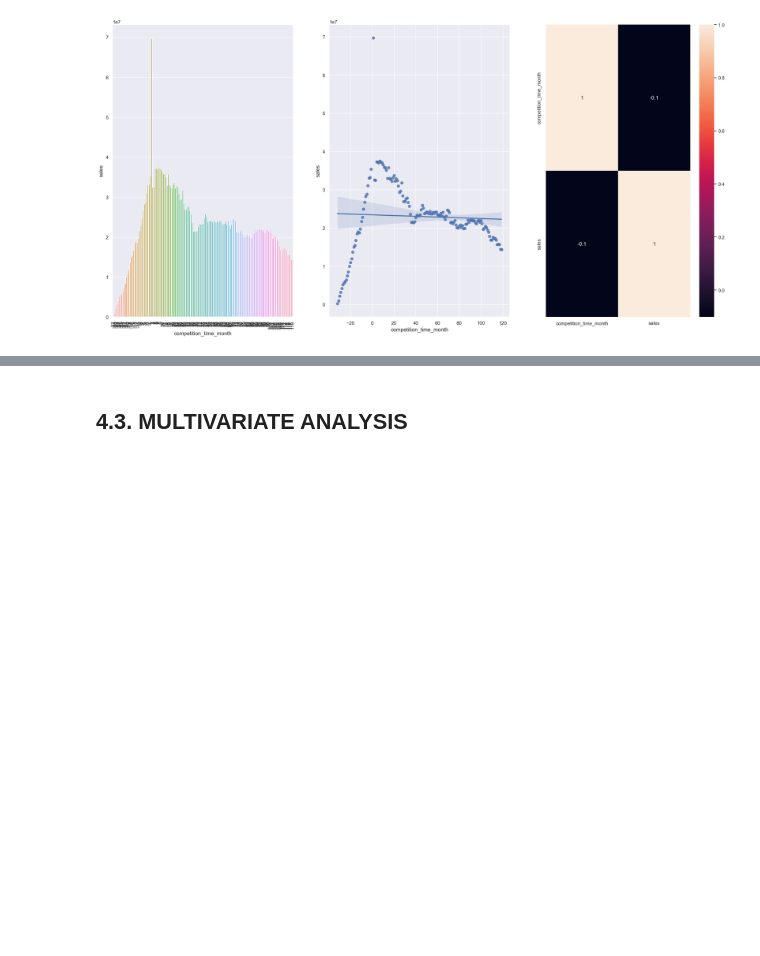
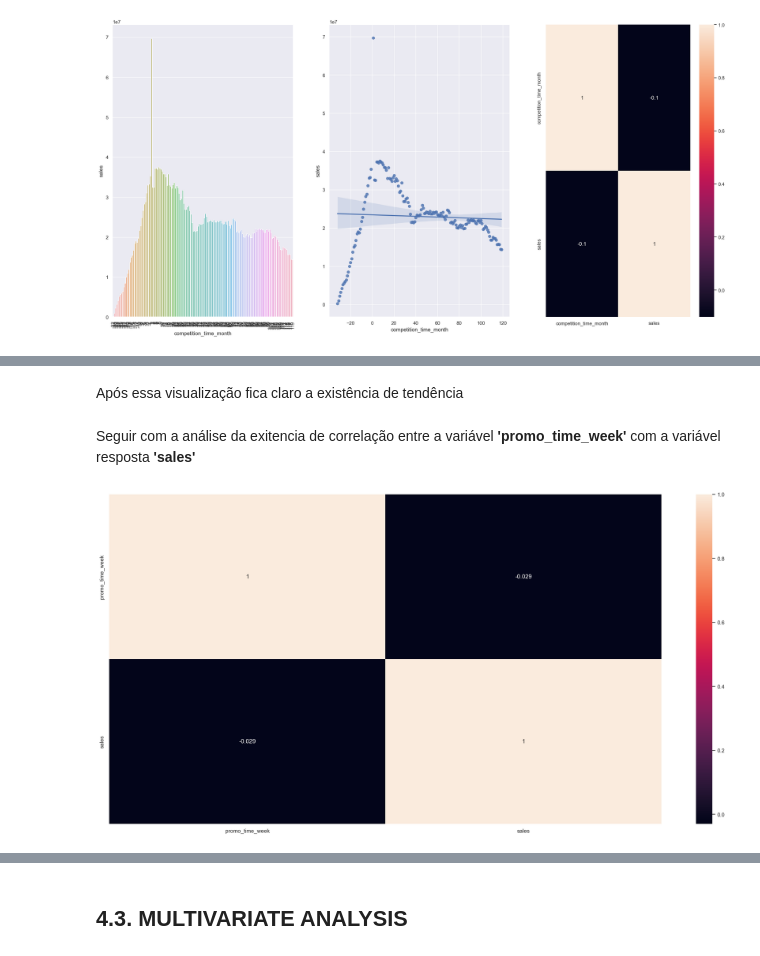
Before and after one commit to flsantos-ds/datascience_em_producao, a Jupyter notebook: m04_v01_store_sales_prediction.ipynb, the cells around one changed output, grey strips where cells are left out. Saved outputs shown, nothing was run; the diff lists cells and outputs as text; code cells hidden in the pictures; blank space fills up the shorter version.

```diff
--- a/m04_v01_store_sales_prediction.ipynb
+++ b/m04_v01_store_sales_prediction.ipynb
@@ -789,0 +854,11 @@ sns.heatmap(aux1.corr(method= 'pearson'), annot = True);
+# %% [markdown]
+Após essa visualização fica claro a existência de tendência
+# %% [markdown]
+Seguir com a análise da exitencia de correlação entre a variável **'promo_time_week'** com a variável resposta **'sales'**
+# %%
+# Analisar a correlação
+
+aux1 = df4[['promo_time_week', 'sales']].groupby('promo_time_week').sum().reset_index()
+sns.heatmap( aux1.corr(method= 'pearson'), annot= True);
+# %% [output]
+[figure, added]
```
Also changed, not shown: parts of 22 cells of this notebook.
